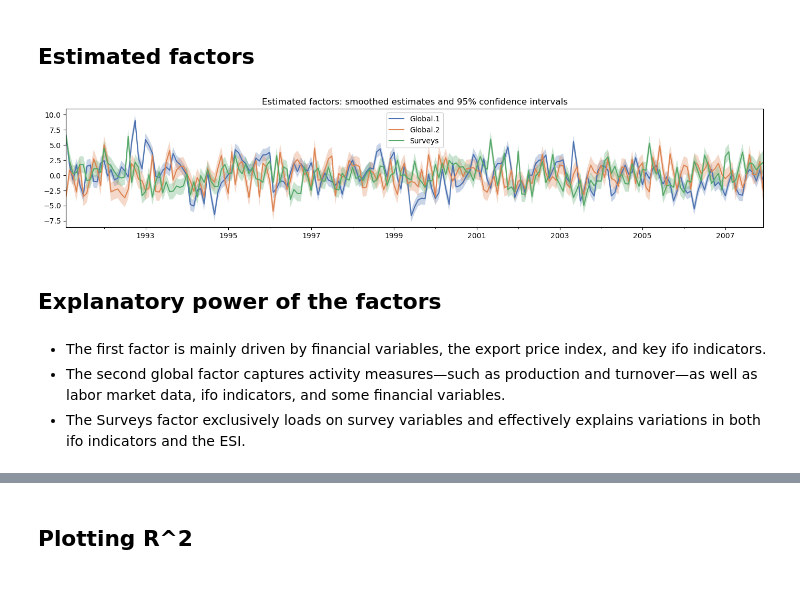
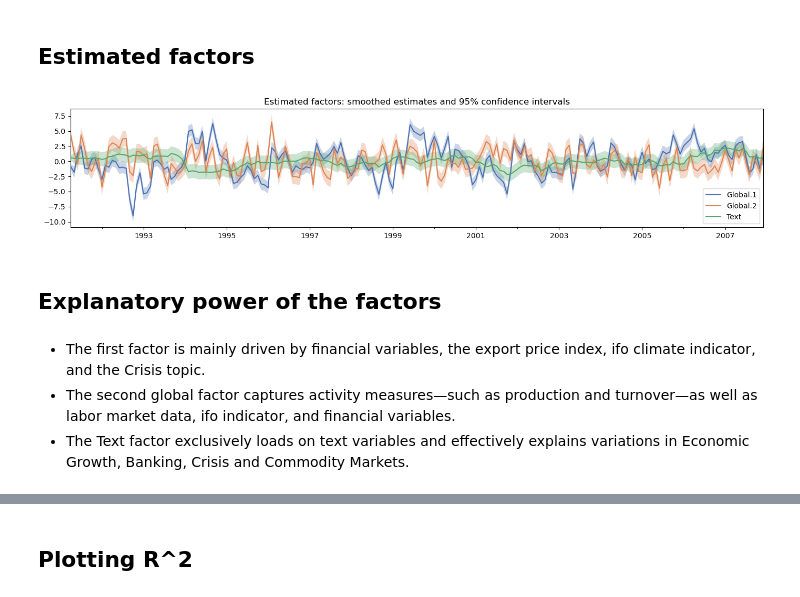
Before and after one commit to MashenkaOkuneva/nowcasting_with_text, a Jupyter notebook: dfm/Nowcasting_with_DFM.ipynb, the cells around one changed output, grey strips where cells are left out. Saved outputs shown, nothing was run; the diff lists cells and outputs as text; code cells hidden in the pictures.

Commit message:
Integrate text into forecasting experiments.

```diff
--- a/dfm/Nowcasting_with_DFM.ipynb
+++ b/dfm/Nowcasting_with_DFM.ipynb
@@ -162,24 +212,26 @@ defn_m.head()
 # %%
-# Replace the names of the columns in each monthly and quarterly dataset
+# Replace the names of the columns in each monthly and quarterly dataset, as well as in the combined dataset
 map_m = defn_m['Description'].to_dict()
 map_q = defn_q['Description'].to_dict()
+map_combined = defn_combined['Description'].to_dict()
 for date, value in dta.items():
     value.orig_m.columns = value.orig_m.columns.map(map_m)
     value.dta_m.columns = value.dta_m.columns.map(map_m)
     value.orig_q.columns = value.orig_q.columns.map(map_q)
     value.dta_q.columns = value.dta_q.columns.map(map_q)
+    value.combined.columns = value.combined.columns.map(map_combined)
 # %% [markdown]
 * Dataframe `groups` will contain Mnemonic, Description and Group of each variable
 # %%
 # Get the mapping of variable mnemonic to group name, for monthly variables
-groups = defn_m[['Description', 'Group']].copy()
+groups = defn_combined[['Description', 'Group']].copy()
 
 # Re-order the variables according to the definition file
 # (which is ordered by group)
-columns = [name for name in defn_m['Description']
-           if name in dta['2008-01-01'].dta_m.columns]
+columns = [name for name in defn_combined['Description']
+           if name in dta['2008-01-01'].combined.columns]
 for date in dta.keys():
-    dta[date].dta_m = dta[date].dta_m.reindex(columns, axis=1)
+    dta[date].combined = dta[date].combined.reindex(columns, axis=1)
 
 # Add our quarterly variable into the "Activity" group
 q_var_description = defn_q.loc[q_var, 'Description']
@@ -285,3 +340,11 @@ for ix, row in groups.iterrows():
+# %%
+factors = {}
+for ix, row in groups.iterrows():
+    desc = row['Description']
+    if row['Group'] == 'Text':
+        factors[desc] = ['Global', 'Text']
+    else:
+        factors[desc] = ['Global']
 # %%
 factors
 # %% [output]
@@ -322,8 +385,8 @@ factor_orders = {'Global': 3}
 * data is standardized
 # %%
 # Get monthly and quarterly datasets
-start = '1991-02'
-endog_m = dta['2008-01-01'].dta_m.loc[start:, :]
+start = '1991-04'
+endog_m = dta['2008-01-01'].combined.loc[start:, :]
 q_var_description = defn_q.loc[q_var, 'Description']
 endog_q = dta['2008-01-01'].dta_q.loc[start:, [q_var_description]]
 
@@ -431,38 +483,38 @@ Warnings:
 # %% [markdown]
 ## Estimated factors
 # %%
-# Get estimates of the global and surveys factors,
+# Get estimates of the global and text factors,
 # conditional on the full dataset ("smoothed")
-factor_names = ['Global.1', 'Global.2', 'Surveys']
+factor_names = ['Global.1', 'Global.2', 'Text']
 mean = results.factors.smoothed[factor_names]
 
 # Compute 95% confidence intervals
 from scipy.stats import norm
 var = pd.concat([results.factors.smoothed_cov.loc[name, name]
                 for name in factor_names], axis=1)
 std = np.sqrt(var)
 
 crit = norm.ppf(1 - 0.05 / 2)
 lower = mean - crit * std
 upper = mean + crit * std
 
 with sns.color_palette('deep'):
     fig, ax = plt.subplots(figsize=(14, 3))
     mean.plot(ax=ax)
 
     for name in factor_names:
         ax.fill_between(mean.index, lower[name], upper[name], alpha=0.3)
 
     ax.set(title='Estimated factors: smoothed estimates and 95% confidence intervals')
     fig.tight_layout();
 # %% [output]
-[figure, old version]
+[figure, new version]
 # %% [markdown]
 ## Explanatory power of the factors
 # %% [markdown]
-* The first factor is mainly driven by financial variables, the export price index, and key ifo indicators.
-* The second global factor captures activity measures—such as production and turnover—as well as labor market data, ifo indicators, and some financial variables.
-* The Surveys factor exclusively loads on survey variables and effectively explains variations in both ifo indicators and the ESI.
+* The first factor is mainly driven by financial variables, the export price index, ifo climate indicator, and the Crisis topic.
+* The second global factor captures activity measures—such as production and turnover—as well as labor market data, ifo indicator, and financial variables.
+* The Text factor exclusively loads on text variables and effectively explains variations in Economic Growth, Banking, Crisis and Commodity Markets.
 # %%
 rsquared = results.get_coefficients_of_determination(method='individual')
 
```
Also changed, not shown: parts of 38 cells of this notebook, 18 other files.
